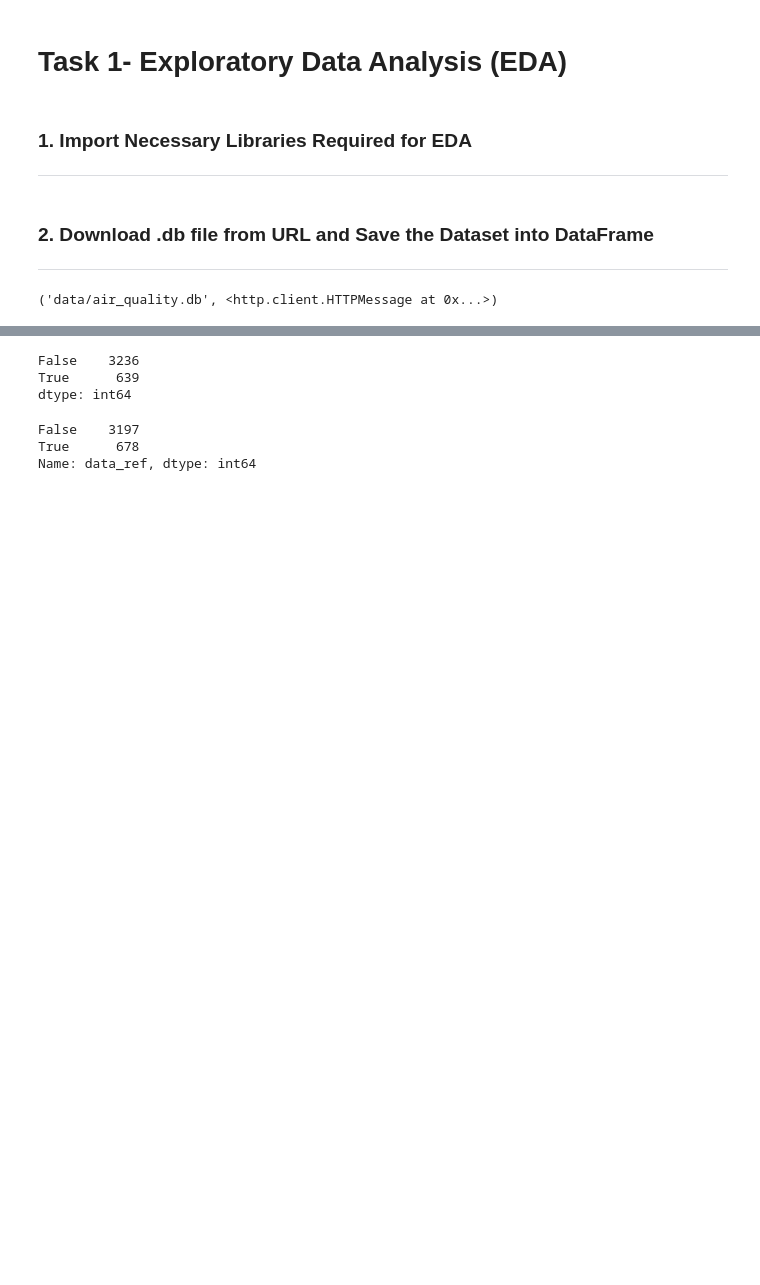
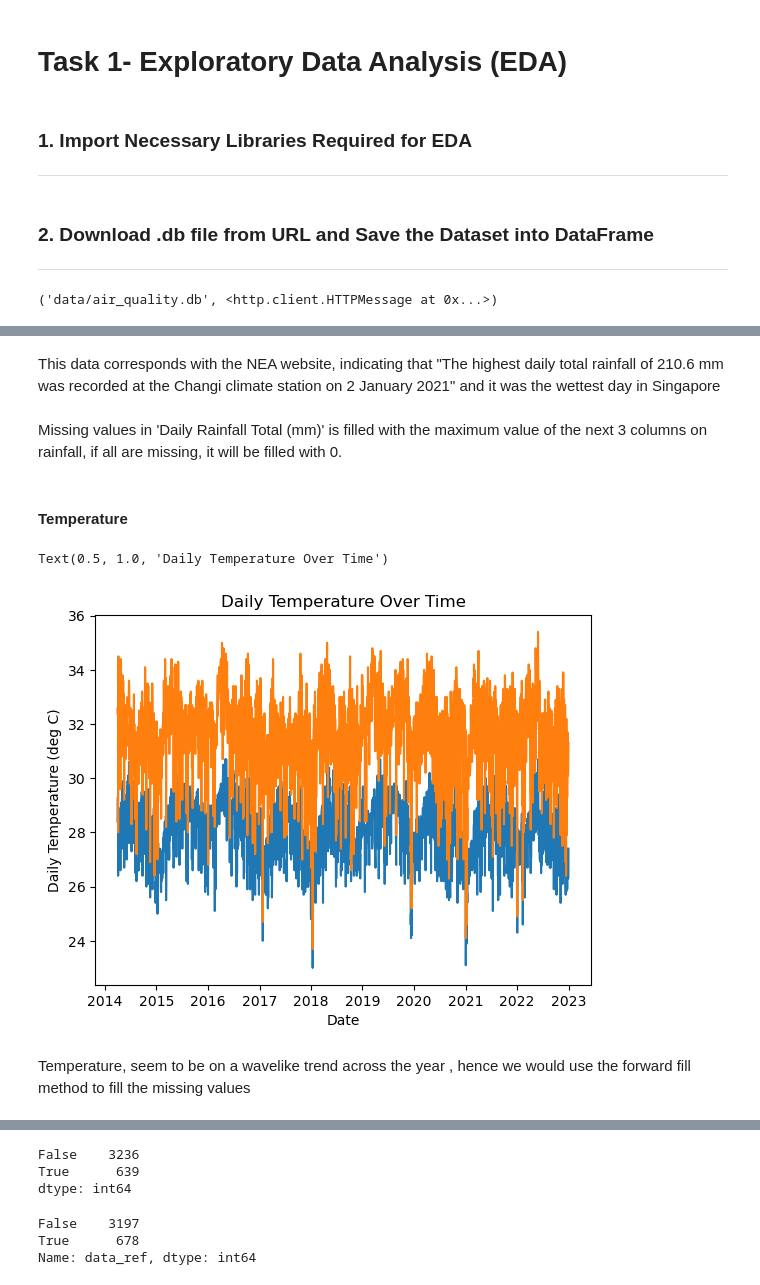
Before and after one commit to yheyyyy/aiap18-Onn-Yun-Hui-595Z, a Jupyter notebook: eda.ipynb, the cells around one changed output, grey strips where cells are left out. Cells and saved outputs as stored; diff of their text form; code cells hidden in the pictures; blank space fills up the shorter version.

```diff
--- a/eda.ipynb
+++ b/eda.ipynb
@@ -148,0 +146,34 @@ air_quality_df
+# %% [markdown]
+This data corresponds with the NEA website, indicating that "The highest daily total rainfall of 210.6 mm was recorded at the Changi climate station on 2 January 2021" and it was the wettest day in Singapore
+# %% [markdown]
+Missing values in 'Daily Rainfall Total (mm)' is filled with the maximum value of the next 3 columns on rainfall, if all are missing, it will be filled with 0.
+# %%
+weather_df['Daily Rainfall Total (mm)'] = weather_df['Daily Rainfall Total (mm)'].fillna(
+    weather_df[['Highest 120 Min Rainfall (mm)', 'Highest 60 Min Rainfall (mm)', 'Highest 30 Min Rainfall (mm)']].max(axis=1)).fillna(0)
+# %%
+weather_df['Highest 30 Min Rainfall (mm)'] = weather_df['Highest 30 Min Rainfall (mm)'].fillna(
+    weather_df['Highest 60 Min Rainfall (mm)']).fillna(
+        weather_df['Highest 120 Min Rainfall (mm)']).fillna(
+            weather_df['Daily Rainfall Total (mm)'])
+# %%
+weather_df['Highest 60 Min Rainfall (mm)'] = weather_df['Highest 60 Min Rainfall (mm)'].fillna(
+    weather_df['Highest 120 Min Rainfall (mm)']).fillna(
+        weather_df['Daily Rainfall Total (mm)'])
+# %%
+weather_df['Highest 120 Min Rainfall (mm)'] = weather_df['Highest 120 Min Rainfall (mm)'].fillna(
+    weather_df['Daily Rainfall Total (mm)'])
+# %% [markdown]
+#### Temperature
+# %%
+sns.lineplot(x='date', y='Min Temperature (deg C)', data=weather_df)
+sns.lineplot(x='date', y='Maximum Temperature (deg C)', data=weather_df)
+
+# Add labels and title
+plt.xlabel('Date')
+plt.ylabel('Daily Temperature (deg C)')
+plt.title('Daily Temperature Over Time')
+# %% [output]
+Text(0.5, 1.0, 'Daily Temperature Over Time')
+[figure, added]
+# %% [markdown]
+Temperature, seem to be on a wavelike trend across the year , hence we would use the forward fill method to fill the missing values
```
Also changed, not shown: parts of 91 cells of this notebook.
